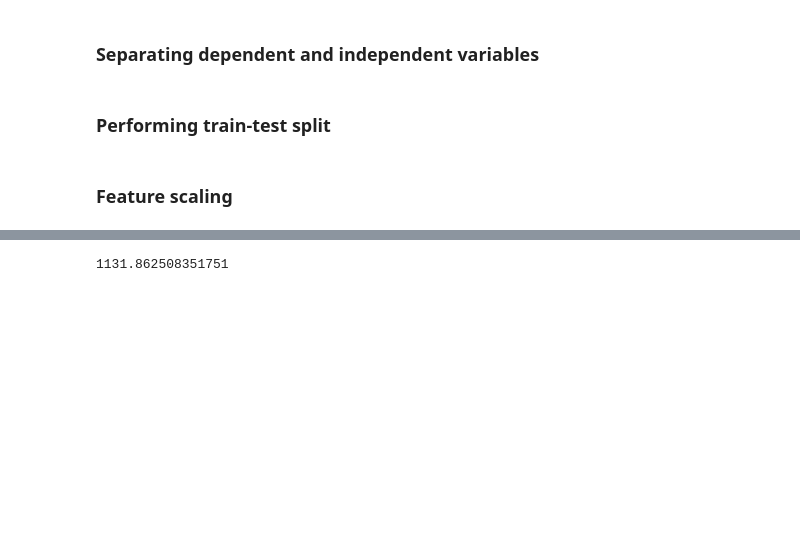
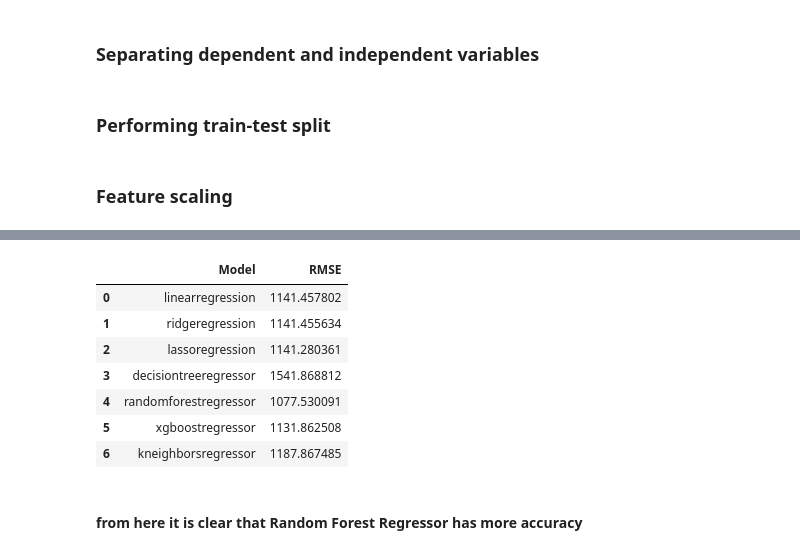
Before and after one commit to Tanmayture18/Sales-Prediction, a Jupyter notebook: Tanmay Gives Try.ipynb, the cells around one changed output, grey strips where cells are left out. Saved outputs shown, nothing was run; the diff lists cells and outputs as text; code cells hidden in the pictures; blank space fills up the shorter version.

```diff
--- a/Tanmay Gives Try.ipynb
+++ b/Tanmay Gives Try.ipynb
@@ -293,2 +262,0 @@ xr.score(X_test,y_test)
-# %%
-y_hat=lr.predict(X_test)
@@ -307,4 +263,29 @@ b=mean_squared_error(y_test,y_hat2)
-# %%
-sqrt(b)
-# %% [output]
-1131.862508351751
+# %%
+alg=[LinearRegression(),Ridge(),Lasso(),DecisionTreeRegressor(),RandomForestRegressor(),XGBRegressor(),KNeighborsRegressor()]
+
+names=['linearregression','ridgeregression','lassoregression','decisiontreeregressor','randomforestregressor','xgboostregressor','kneighborsregressor']
+# %%
+l1=[]
+for i in alg:
+    model=i
+    model.fit(X_train,y_train)
+    y_hat=model.predict(X_test)
+    mse=mean_squared_error(y_test,y_hat)
+    rmse=sqrt(mse)
+    l1.append(rmse)
+# %%
+eval=pd.DataFrame({'Model':names,
+                  'RMSE':l1})
+# %%
+eval
+# %% [output]
+|  | Model | RMSE |
+| 0 | linearregression | 1141.457802 |
+| 1 | ridgeregression | 1141.455634 |
+| 2 | lassoregression | 1141.280361 |
+| 3 | decisiontreeregressor | 1541.868812 |
+| 4 | randomforestregressor | 1077.530091 |
+| 5 | xgboostregressor | 1131.862508 |
+| 6 | kneighborsregressor | 1187.867485 |
+# %% [markdown]
+#### from here it is clear that Random Forest Regressor has more accuracy
```
Also changed, not shown: parts of 15 cells of this notebook.
